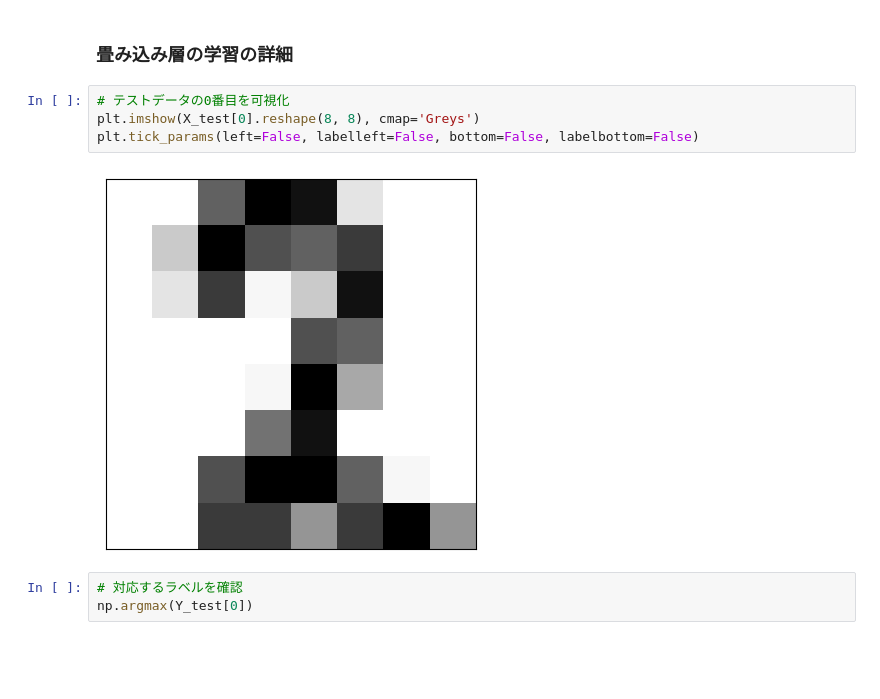
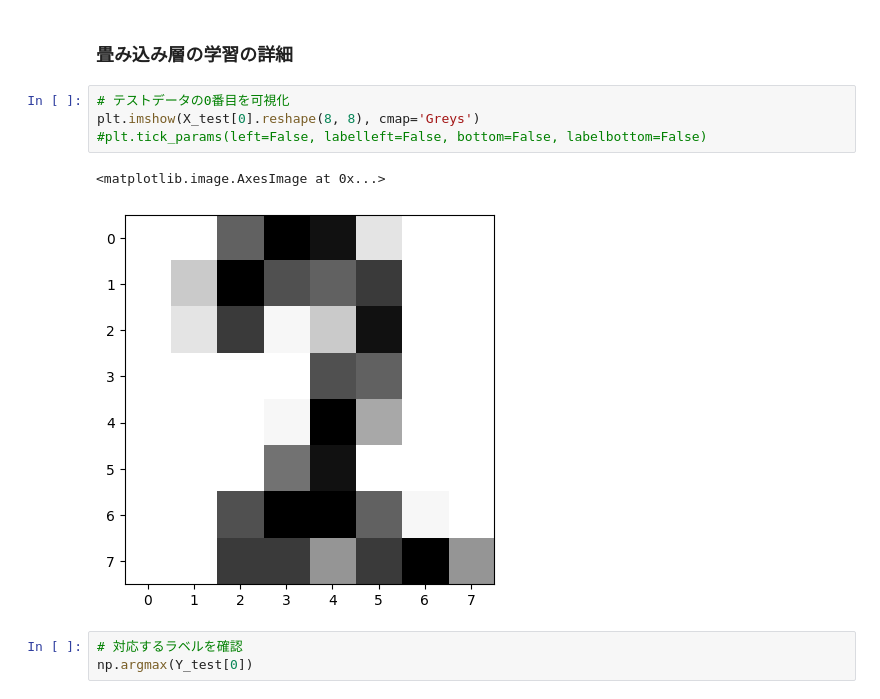
Before and after one commit to shinjiarimura/aidev, a Jupyter notebook: Lesson11_DL-Practice/AI_11_実践！ディープラーニング.ipynb, the cells around one changed output. Drawn from its saved outputs; the diff is of its cells as text; blank space fills up the shorter version.

```diff
--- a/Lesson11_DL-Practice/AI_11_実践！ディープラーニング.ipynb
+++ b/Lesson11_DL-Practice/AI_11_実践！ディープラーニング.ipynb
@@ -384,9 +437,10 @@ weighted avg       0.97      0.97      0.97       540
 # %%
 # テストデータの0番目を可視化
 plt.imshow(X_test[0].reshape(8, 8), cmap='Greys')
-plt.tick_params(left=False, labelleft=False, bottom=False, labelbottom=False)
+#plt.tick_params(left=False, labelleft=False, bottom=False, labelbottom=False)
 # %% [output]
+<matplotlib.image.AxesImage at 0x...>
-[figure, old version]
+[figure, new version]
 # %%
 # 対応するラベルを確認
 np.argmax(Y_test[0])
```
Also changed, not shown: parts of 19 cells of this notebook, 12 other files.
